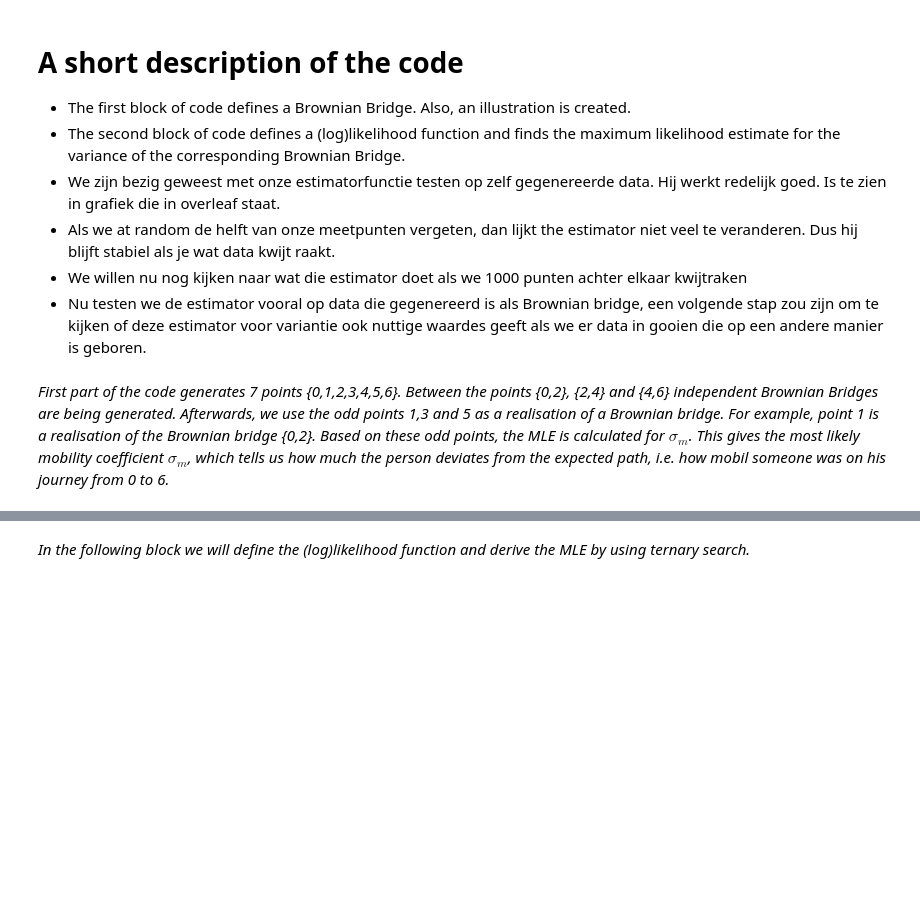
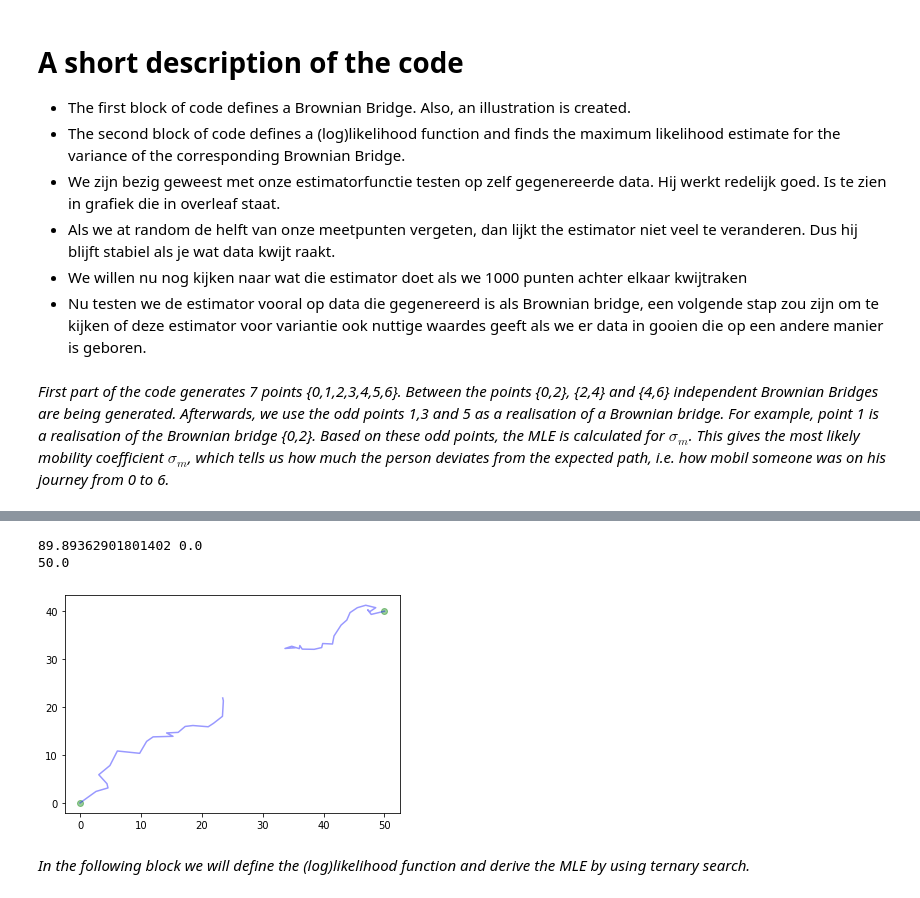
Before and after one commit to kerimdelic/MathForIndustry, a Jupyter notebook: CBS.ipynb, the cells around one changed output, grey strips where cells are left out. Drawn from its saved outputs; the diff is of its cells as text; code cells hidden in the pictures; blank space fills up the shorter version.

```diff
--- a/CBS.ipynb
+++ b/CBS.ipynb
@@ -55,3 +57,31 @@ orange path length is 79.138187
+# %%
+def BrownianBridgeWithMissing(N, T, start, target, color):
+    d = 2 # number of dimensions
+    steps = np.random.multivariate_normal(np.zeros(2), np.diag(np.ones(2)), size=(N, T)) # each coordinate is realised by a normal distribution, mu = [0,0] and sigma = [[1,0],[0,1]]
+    walks = np.ones((N, T+1, d))*start[0]
+    for i in range(T+1):
+      walks[0][i][1] = start[1]
+    walks[:,1:, :] += np.cumsum(steps, axis=1)
+    t = np.arange(0, T+1, 1)
+    walks += -np.swapaxes(np.tensordot(walks[:,-1,:],t/T, axes=0), 1, 2) + np.tensordot(t/T, target, axes=0)
+    path_lengths = np.sum(np.linalg.norm(np.diff(walks, axis=1), axis=2), axis=1)
+    print(np.mean(path_lengths), np.std(path_lengths))
+    for i in range(N):
+        plt.plot(walks[i,:,0][0:20], walks[i,:,1][0:20], color=color, alpha=0.4)
+        plt.plot(walks[i,:,0][30:51], walks[i,:,1][30:51], color=color, alpha=0.4)
+    #plt.hist2d(walks[:,1:-1,0].flatten(), walks[:, 1:-1, 1].flatten(), bins=100)
+    #plt.show()
+    print(walks[0,:,0][50])
+
+BrownianBridgeWithMissing(1,50,[0,0], [50,40], 'blue')
+plt.scatter(0, 0, color = 'green', alpha=0.4)
+plt.scatter(50, 40, color = 'green', alpha=0.4)
+plt.savefig('path_with_gap.pdf')
+plt.show()
+# %% [output]
+89.89362901801402 0.0
+50.0
+[figure, added]
 # %% [markdown]
 *In the following block we will define the (log)likelihood function and derive the MLE by using ternary search.*
 # %%
```
Also changed, not shown: parts of 5 cells of this notebook.
